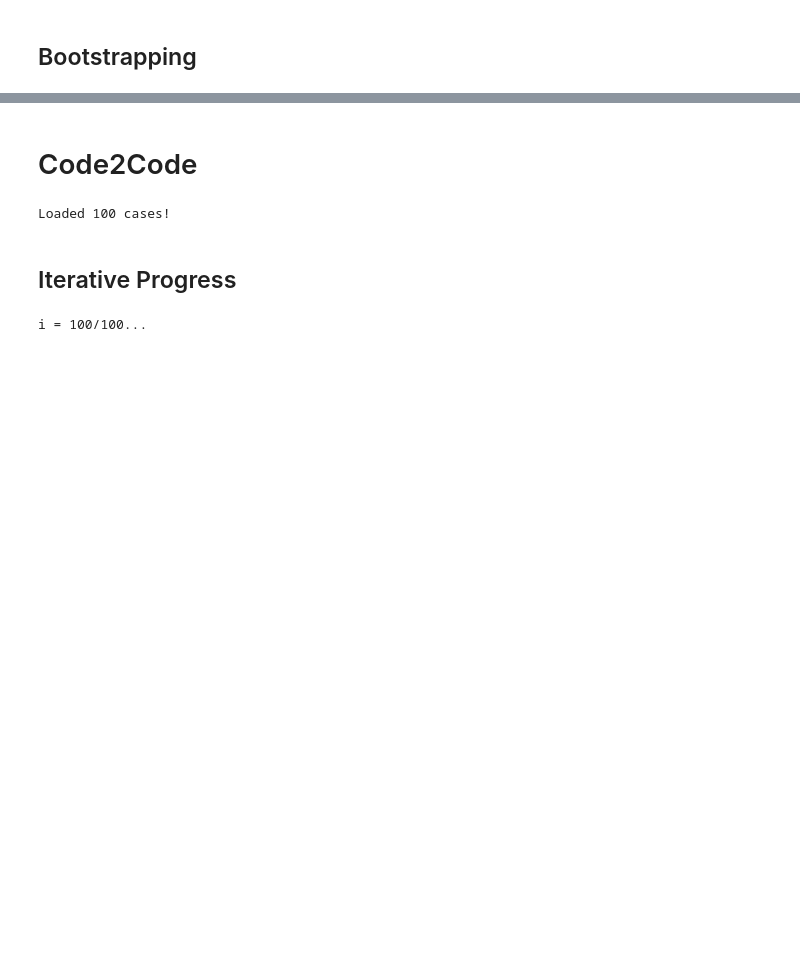
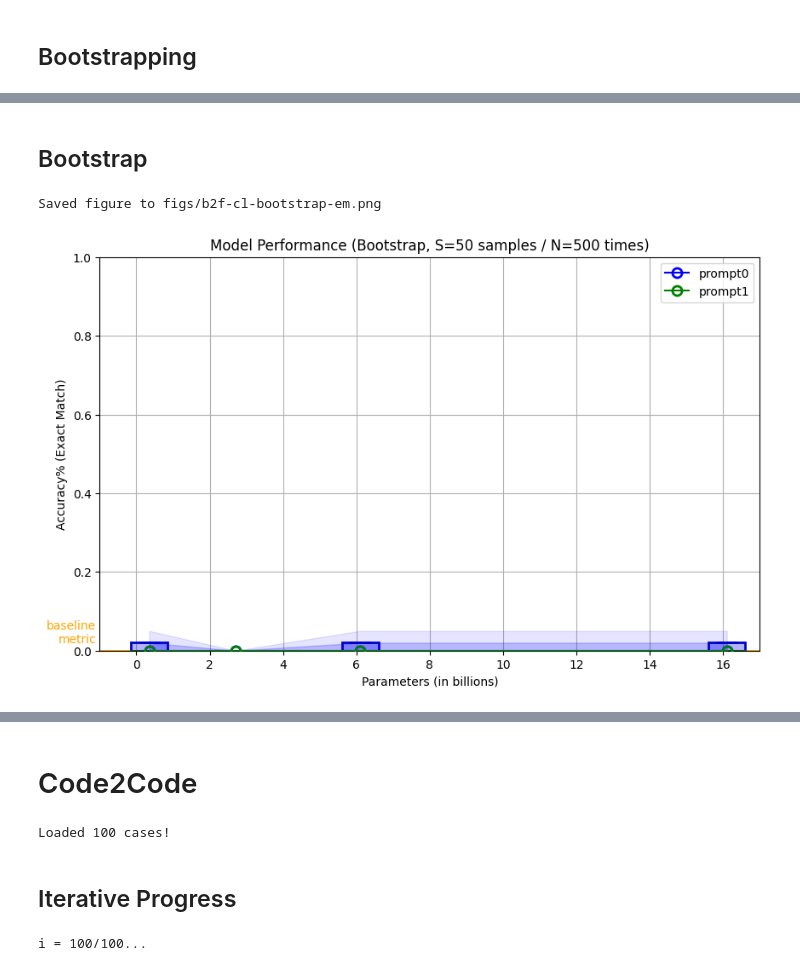
Before and after one commit to WM-SEMERU/emergent-capabilities, a Jupyter notebook: metric-progress.ipynb, the cells around one changed output, grey strips where cells are left out. Drawn from its saved outputs; the diff is of its cells as text; code cells hidden in the pictures; blank space fills up the shorter version.

```diff
--- a/metric-progress.ipynb
+++ b/metric-progress.ipynb
@@ -81,0 +108,23 @@ Saved figure to figs/b2f-bootstrap-codebleu.png
+# %% [markdown]
+## Bootstrap
+# %%
+test_metric = metric.ExactMatch
+
+by_prompt_em_b2f_cl = runner_b2f_cl.calculate_bootstrap_metric(
+    test_metric,
+    sample_size=sample_size,
+    iterations=iterations,
+    use_cache=True,
+    seed=SEED,
+)
+runner_b2f_cl.render_metric(
+    test_metric,
+    by_prompt=by_prompt_em_b2f_cl,
+    title=f"Model Performance (Bootstrap, S={sample_size} samples / N={iterations} times)",
+    y_max=1,
+    save="figs/b2f-cl-bootstrap-em.png",
+)
+None
+# %% [output]
+Saved figure to figs/b2f-cl-bootstrap-em.png
+[figure, added]
```
Also changed, not shown: parts of 12 cells of this notebook, 37 other files.
